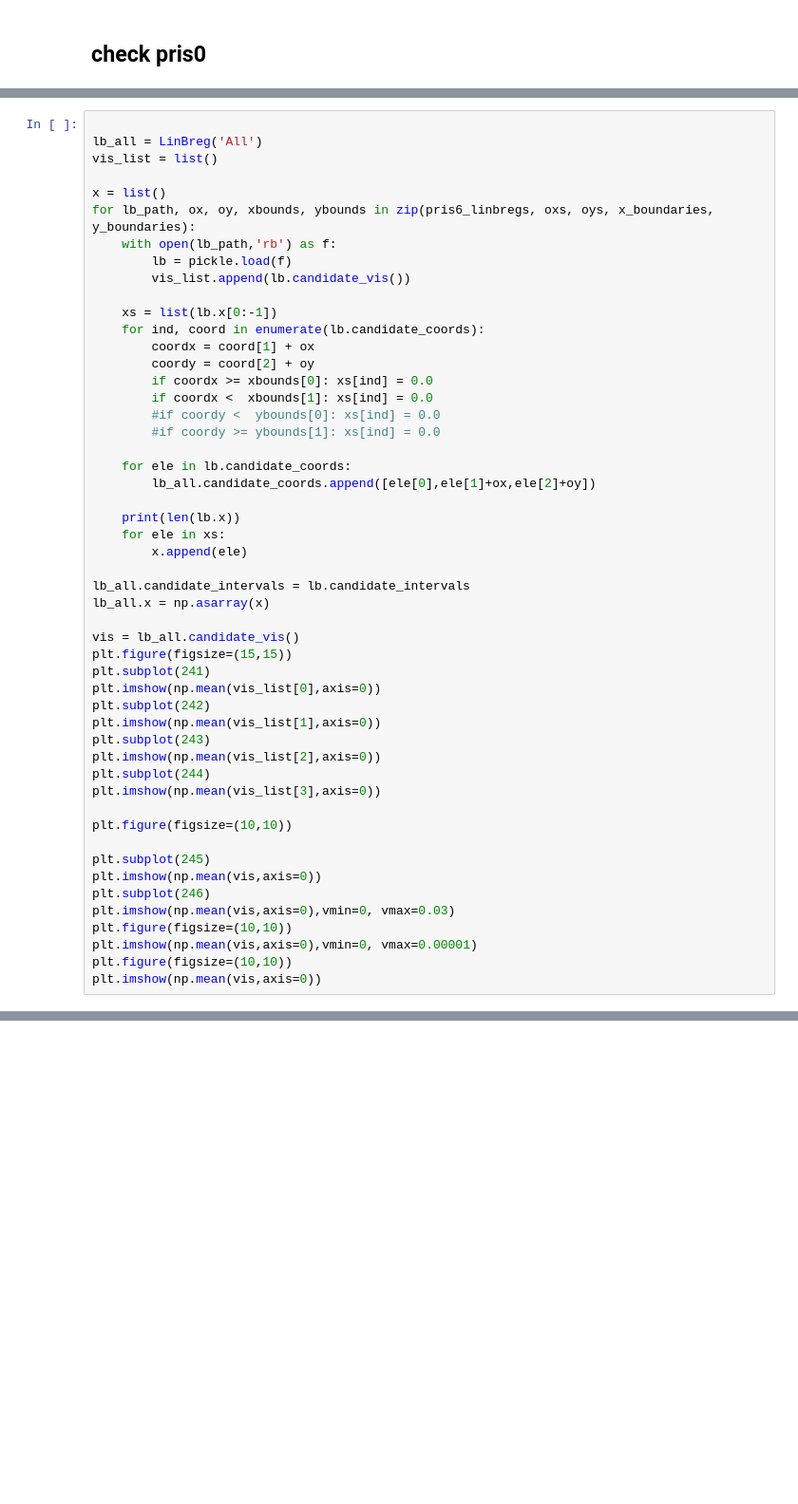
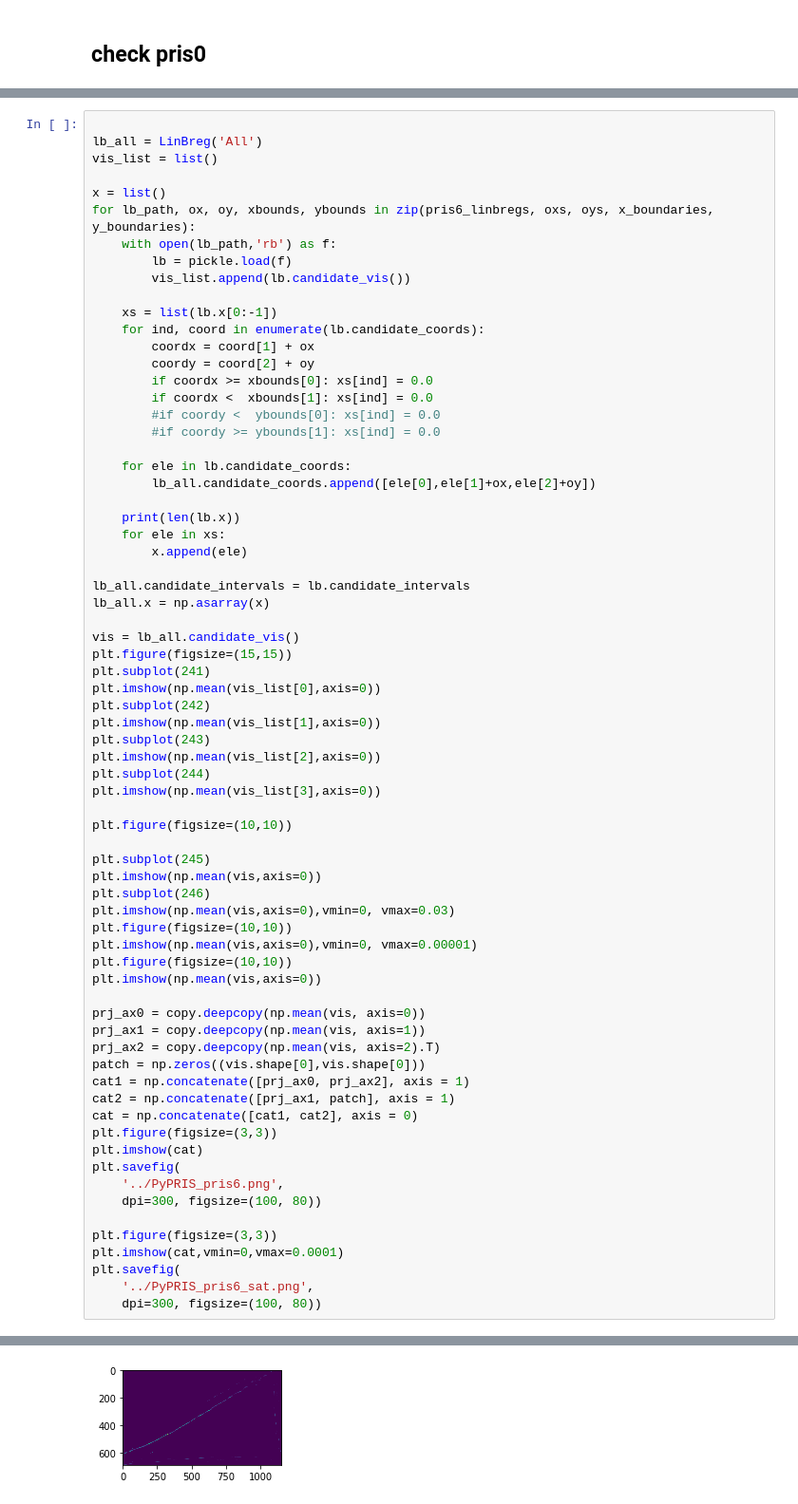
Before and after one commit to xiyuyi/PyPRIS, a Jupyter notebook: get_fig_for_pub_Feature3.ipynb, the cells around one changed output, grey strips where cells are left out. Shown at 95% size. Drawn from its saved outputs; the diff is of its cells as text; blank space fills up the shorter version.

```diff
--- a/get_fig_for_pub_Feature3.ipynb
+++ b/get_fig_for_pub_Feature3.ipynb
@@ -494,6 +563,25 @@ plt.figure(figsize=(10,10))
 plt.imshow(np.mean(vis,axis=0),vmin=0, vmax=0.00001)
 plt.figure(figsize=(10,10))
 plt.imshow(np.mean(vis,axis=0))
+
+prj_ax0 = copy.deepcopy(np.mean(vis, axis=0))
+prj_ax1 = copy.deepcopy(np.mean(vis, axis=1))
+prj_ax2 = copy.deepcopy(np.mean(vis, axis=2).T)
+patch = np.zeros((vis.shape[0],vis.shape[0]))
+cat1 = np.concatenate([prj_ax0, prj_ax2], axis = 1)
+cat2 = np.concatenate([prj_ax1, patch], axis = 1)
+cat = np.concatenate([cat1, cat2], axis = 0)
+plt.figure(figsize=(3,3))
+plt.imshow(cat)
+plt.savefig(
+    '../PyPRIS_pris6.png',
+    dpi=300, figsize=(100, 80))
+
+plt.figure(figsize=(3,3))
+plt.imshow(cat,vmin=0,vmax=0.0001)
+plt.savefig(
+    '../PyPRIS_pris6_sat.png',
+    dpi=300, figsize=(100, 80))
 # %% [output]
 30677
 27801
@@ -503,4 +590,5 @@ plt.imshow(np.mean(vis,axis=0))
 [figure]
 [figure]
 [figure]
 [figure]
+[figure, added]
```
Also changed, not shown: parts of 8 cells of this notebook.
